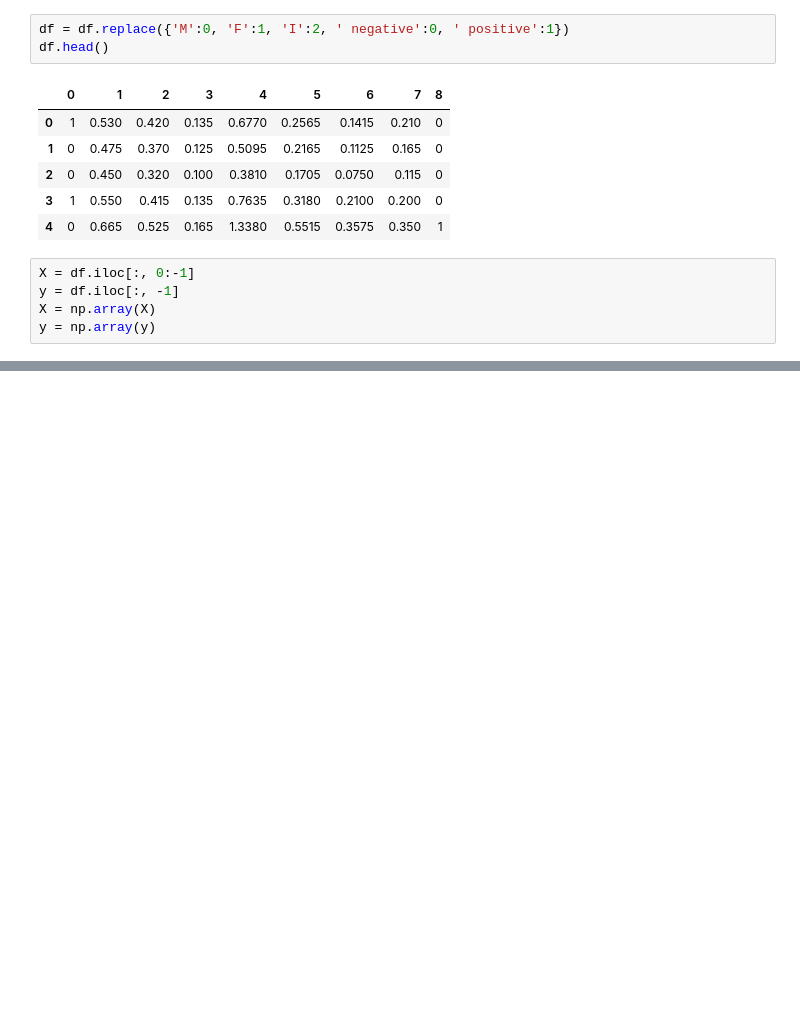
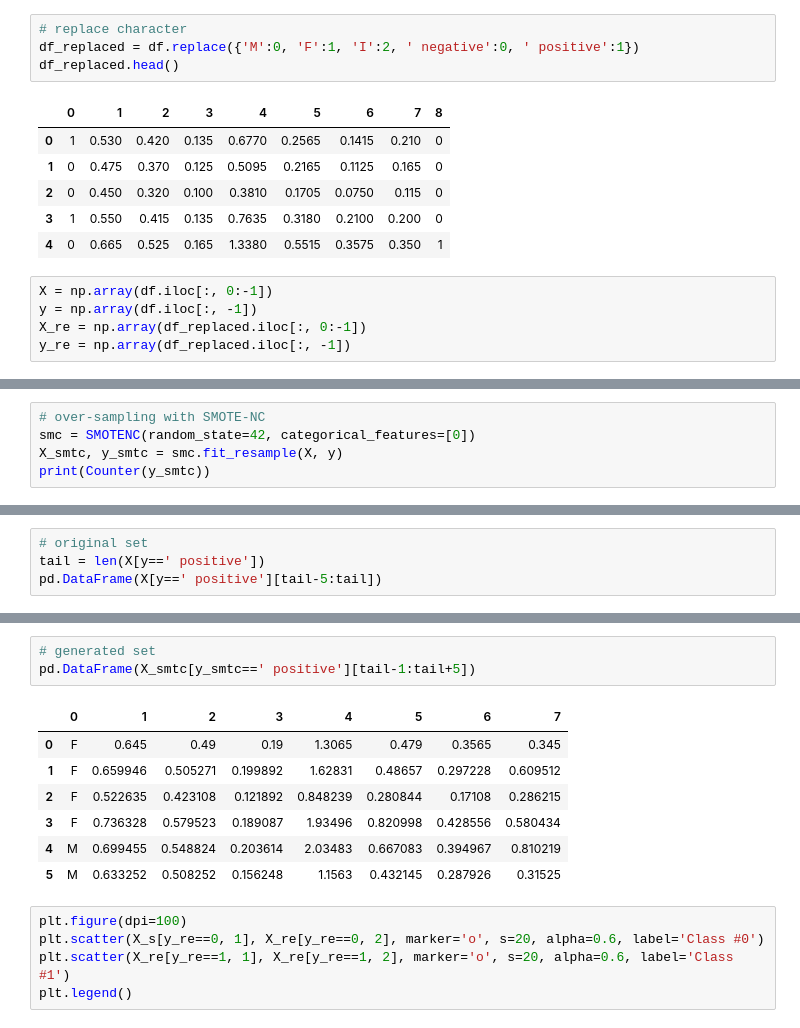
Before and after one commit to baibai25/over-sampling-nc, a Jupyter notebook: smote-nc.ipynb, the cells around one changed output, grey strips where cells are left out. Cells and saved outputs as stored; diff of their text form; blank space fills up the shorter version.

```diff
--- a/smote-nc.ipynb
+++ b/smote-nc.ipynb
@@ -18,8 +18,9 @@ df.head()
 | 3 | F | 0.550 | 0.415 | 0.135 | 0.7635 | 0.3180 | 0.2100 | 0.200 | negative |
 | 4 | M | 0.665 | 0.525 | 0.165 | 1.3380 | 0.5515 | 0.3575 | 0.350 | positive |
 # %%
-df = df.replace({'M':0, 'F':1, 'I':2, ' negative':0, ' positive':1})
-df.head()
+# replace character
+df_replaced = df.replace({'M':0, 'F':1, 'I':2, ' negative':0, ' positive':1})
+df_replaced.head()
 # %% [output]
 |  | 0 | 1 | 2 | 3 | 4 | 5 | 6 | 7 | 8 |
 | 0 | 1 | 0.530 | 0.420 | 0.135 | 0.6770 | 0.2565 | 0.1415 | 0.210 | 0 |
@@ -28,10 +29,10 @@ df.head()
 | 3 | 1 | 0.550 | 0.415 | 0.135 | 0.7635 | 0.3180 | 0.2100 | 0.200 | 0 |
 | 4 | 0 | 0.665 | 0.525 | 0.165 | 1.3380 | 0.5515 | 0.3575 | 0.350 | 1 |
 # %%
-X = df.iloc[:, 0:-1]
-y = df.iloc[:, -1]
-X = np.array(X)
-y = np.array(y)
+X = np.array(df.iloc[:, 0:-1])
+y = np.array(df.iloc[:, -1])
+X_re = np.array(df_replaced.iloc[:, 0:-1])
+y_re = np.array(df_replaced.iloc[:, -1])
 # %%
 print(X.shape)
 print(Counter(y))
@@ -48,0 +59,5 @@ plt.legend()
+# %%
+# over-sampling with SMOTE-NC
+smc = SMOTENC(random_state=42, categorical_features=[0])
+X_smtc, y_smtc = smc.fit_resample(X, y)
+print(Counter(y_smtc))
@@ -48,0 +66,4 @@ plt.legend()
+# %%
+# original set
+tail = len(X[y==' positive'])
+pd.DataFrame(X[y==' positive'][tail-5:tail])
@@ -48,0 +77,16 @@ plt.legend()
+# %%
+# generated set
+pd.DataFrame(X_smtc[y_smtc==' positive'][tail-1:tail+5])
+# %% [output]
+|  | 0 | 1 | 2 | 3 | 4 | 5 | 6 | 7 |
+| 0 | F | 0.645 | 0.49 | 0.19 | 1.3065 | 0.479 | 0.3565 | 0.345 |
+| 1 | F | 0.659946 | 0.505271 | 0.199892 | 1.62831 | 0.48657 | 0.297228 | 0.609512 |
+| 2 | F | 0.522635 | 0.423108 | 0.121892 | 0.848239 | 0.280844 | 0.17108 | 0.286215 |
+| 3 | F | 0.736328 | 0.579523 | 0.189087 | 1.93496 | 0.820998 | 0.428556 | 0.580434 |
+| 4 | M | 0.699455 | 0.548824 | 0.203614 | 2.03483 | 0.667083 | 0.394967 | 0.810219 |
+| 5 | M | 0.633252 | 0.508252 | 0.156248 | 1.1563 | 0.432145 | 0.287926 | 0.31525 |
+# %%
+plt.figure(dpi=100)
+plt.scatter(X_s[y_re==0, 1], X_re[y_re==0, 2], marker='o', s=20, alpha=0.6, label='Class #0')
+plt.scatter(X_re[y_re==1, 1], X_re[y_re==1, 2], marker='o', s=20, alpha=0.6, label='Class #1')
+plt.legend()
```
Also changed, not shown: parts of 6 cells of this notebook.
